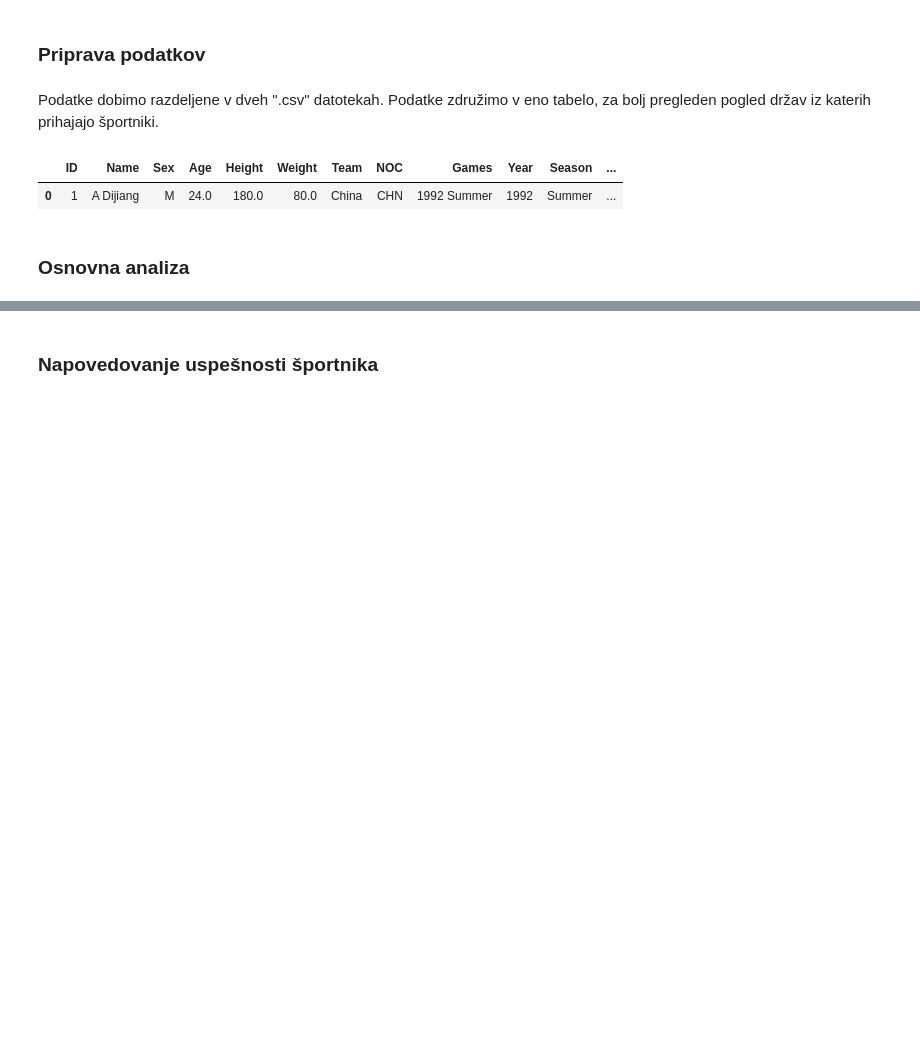
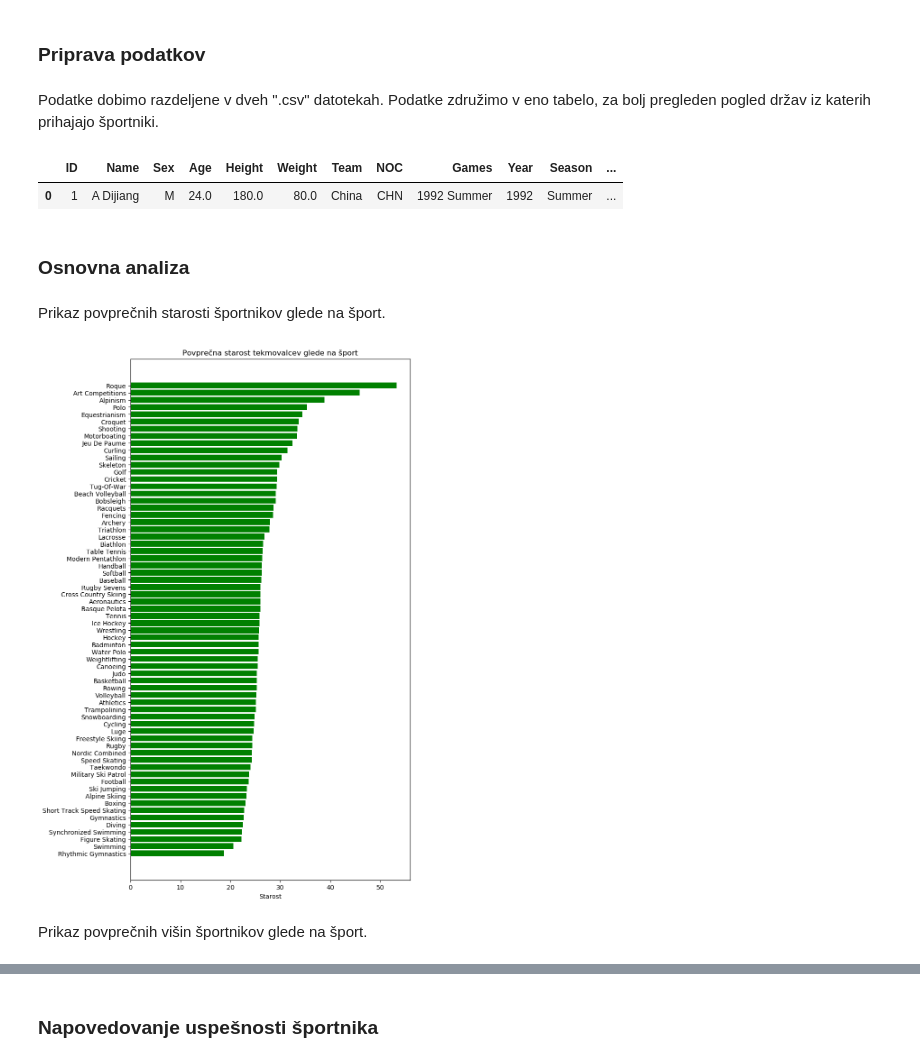
Before and after one commit to ziga-solar/PR19ZSASNKSK, a Jupyter notebook: PR19ZSASNKSK.ipynb, the cells around one changed output, grey strips where cells are left out. Saved outputs shown, nothing was run; the diff lists cells and outputs as text; code cells hidden in the pictures; blank space fills up the shorter version.

Commit message:
Osnovna analiza
Dodan prikaz povprečnih višin, povprečne teže in povprečne starosti glede na športe.

```diff
--- a/PR19ZSASNKSK.ipynb
+++ b/PR19ZSASNKSK.ipynb
@@ -52,3 +52,29 @@ all_raw_data.head(1)
 | 0 | 1 | A Dijiang | M | 24.0 | 180.0 | 80.0 | China | CHN | 1992 Summer | 1992 | Summer | ... |
 # %% [markdown]
 ### Osnovna analiza
+# %% [markdown]
+Prikaz povprečnih starosti športnikov glede na šport.
+# %%
+starost_sport = all_raw_data[["Sport","Age"]]
+starost_sport = starost_sport.groupby("Sport")["Age"].mean().reset_index()
+starost_sport["Age"] = starost_sport["Age"].round(2)
+starost_sport  = starost_sport.sort_values(by="Age", ascending=False)
+# %%
+plt.rcdefaults()
+fig, ax = plt.subplots(figsize=(8, 15))
+
+sporti = np.arange(len(starost_sport["Sport"]))
+
+ax.barh(sporti, starost_sport["Age"],height=0.8, align="center", color="green")
+ax.set_yticks(sporti)
+ax.set_yticklabels(starost_sport["Sport"])
+ax.invert_yaxis()
+
+ax.set_xlabel("Starost")
+ax.set_title("Povprečna starost tekmovalcev glede na šport")
+
+plt.show()
+# %% [output]
+[figure, added]
+# %% [markdown]
+Prikaz povprečnih višin športnikov glede na šport.
```
Also changed, not shown: parts of 5 cells of this notebook.
